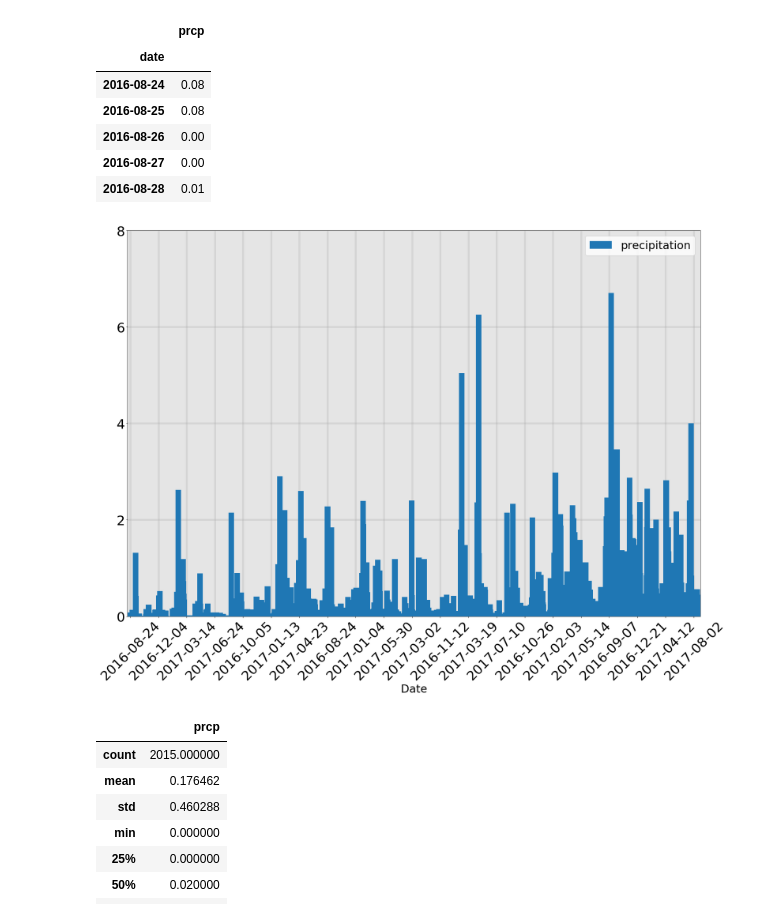
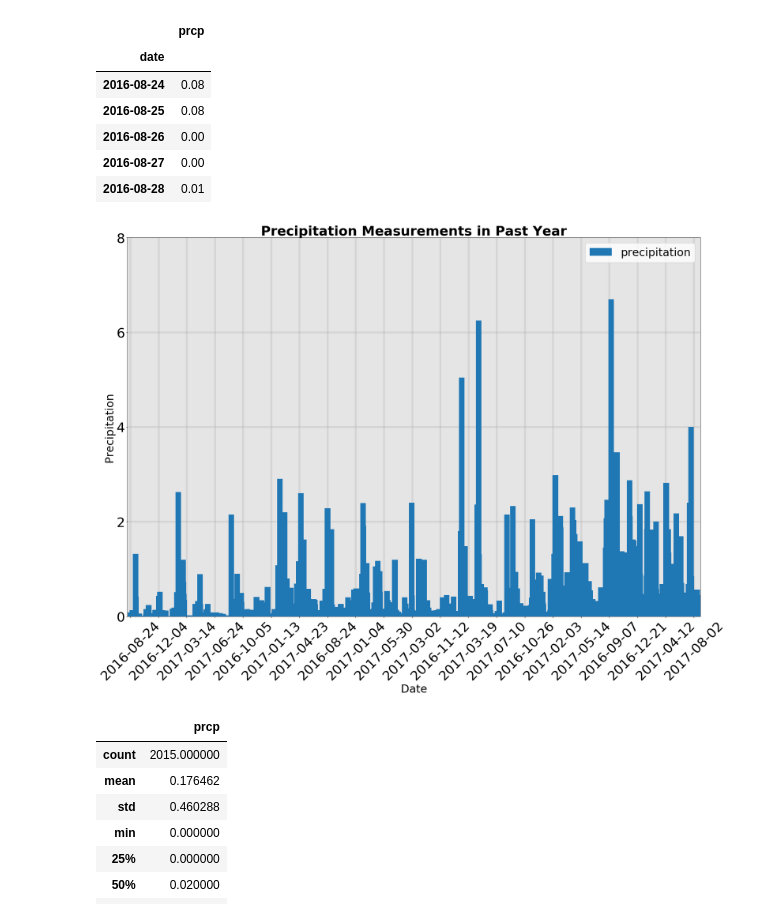
Before and after one commit to AMRiehle/sql-alchemy-challenge, a Jupyter notebook: climate_analysis.ipynb, the cells around one changed output. Cells and saved outputs as stored; diff of their text form; code cells hidden in the pictures.

```diff
--- a/climate_analysis.ipynb
+++ b/climate_analysis.ipynb
@@ -46,21 +46,23 @@ precipitation_df.head()
 # %%
 ax = precipitation_df.plot(kind='bar', rot=45, width=20.0, figsize=(24,18), fontsize=36)
 x_ticks = ax.xaxis.get_ticklocs()
 x_ticklabels = [l.get_text() for l in ax.xaxis.get_ticklabels()]
 ax.xaxis.set_ticks(x_ticks[::100])
 ax.xaxis.set_ticklabels(x_ticklabels[::100])
 y_ticks = ax.yaxis.get_ticklocs()
 ax.yaxis.set_ticks(y_ticks[::2])
 ax.legend(['precipitation'], fontsize=30)
 ax.set_xlabel('Date', fontsize=30)
 ax.patch.set_facecolor('lightgray')
 ax.patch.set_alpha(0.6)
+ax.set_ylabel('Precipitation', fontsize=30)
+ax.set_title('Precipitation Measurements in Past Year', fontsize=36, fontweight='bold')
 plt.grid(linewidth=5, alpha=0.3)
 ax.set_axisbelow(True)
 plt.tight_layout()
 plt.savefig('Images/precipitation_analysis')
 # %% [output]
-[figure, old version]
+[figure, new version]
 # %%
 precipitation_df.describe()
 # %% [output]
```
Also changed, not shown: parts of 2 cells of this notebook, 3 other files.
